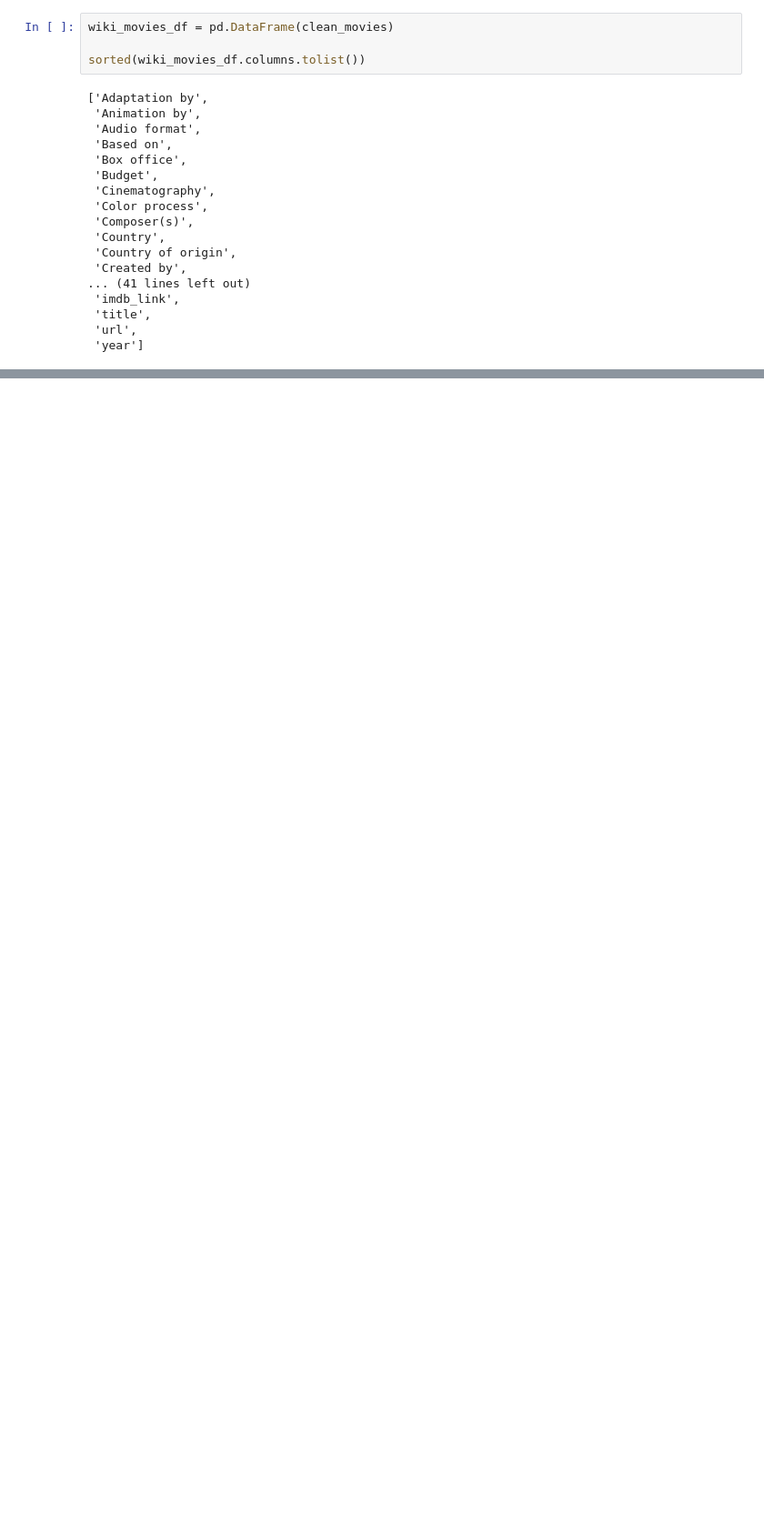
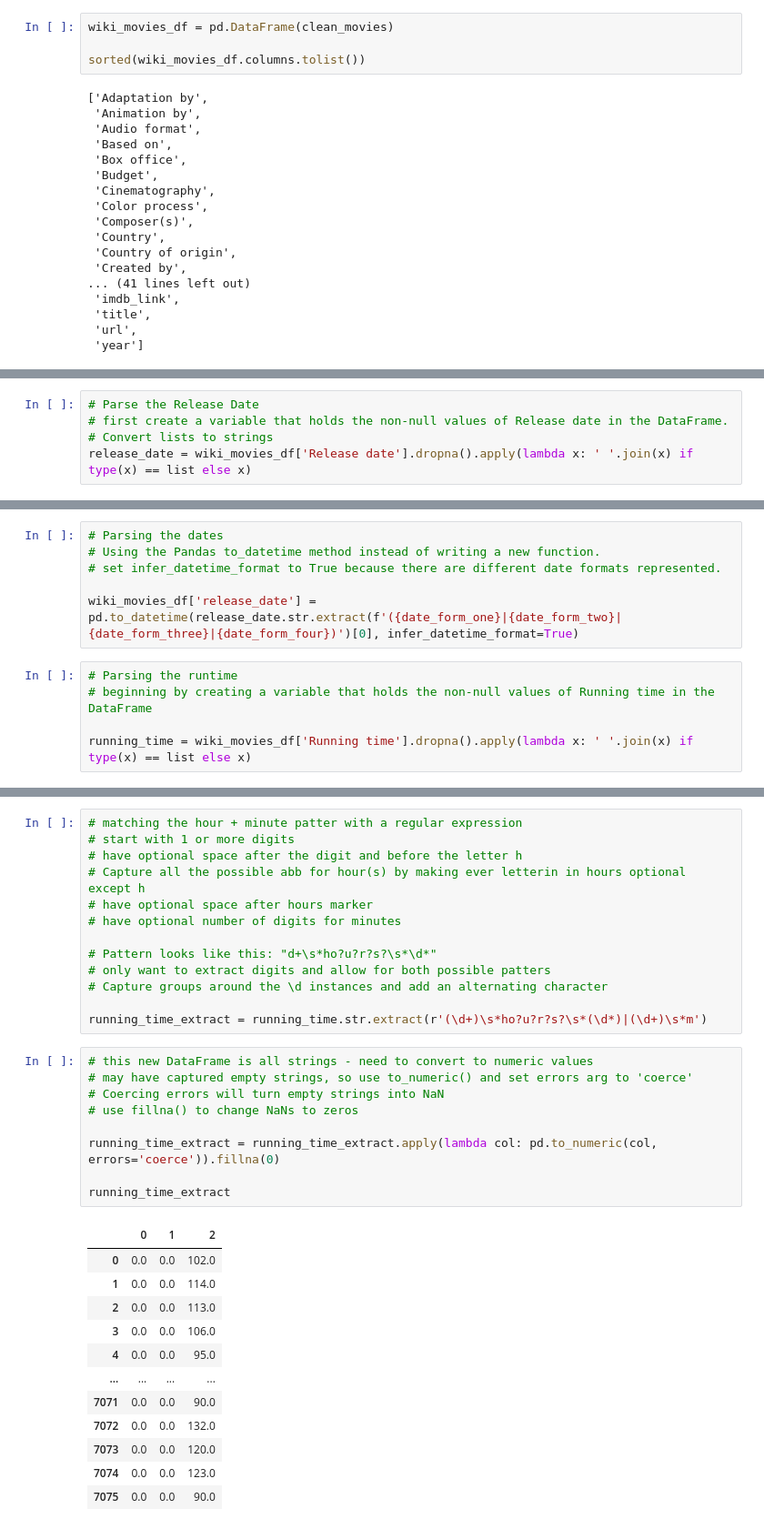
Before and after one commit to jwcomp4/Movies-ETL, a Jupyter notebook: etl_wiki_movies.ipynb, the cells around one changed output, grey strips where cells are left out. Shown: that part at 91% size. Saved outputs shown, nothing was run; the diff lists cells and outputs as text; blank space fills up the shorter version.

```diff
--- a/etl_wiki_movies.ipynb
+++ b/etl_wiki_movies.ipynb
@@ -543,0 +1106,5 @@ sorted(wiki_movies_df.columns.tolist())
+# %%
+# Parse the Release Date
+# first create a variable that holds the non-null values of Release date in the DataFrame.
+# Convert lists to strings
+release_date = wiki_movies_df['Release date'].dropna().apply(lambda x: ' '.join(x) if type(x) == list else x)
@@ -543,0 +1143,11 @@ sorted(wiki_movies_df.columns.tolist())
+# %%
+# Parsing the dates
+# Using the Pandas to_datetime method instead of writing a new function.
+# set infer_datetime_format to True because there are different date formats represented.
+
+wiki_movies_df['release_date'] = pd.to_datetime(release_date.str.extract(f'({date_form_one}|{date_form_two}|{date_form_three}|{date_form_four})')[0], infer_datetime_format=True)
+# %%
+# Parsing the runtime
+# beginning by creating a variable that holds the non-null values of Running time in the DataFrame
+
+running_time = wiki_movies_df['Running time'].dropna().apply(lambda x: ' '.join(x) if type(x) == list else x)
@@ -543,0 +1222,35 @@ sorted(wiki_movies_df.columns.tolist())
+# %%
+# matching the hour + minute patter with a regular expression
+# start with 1 or more digits
+# have optional space after the digit and before the letter h
+# Capture all the possible abb for hour(s) by making ever letterin in hours optional except h
+# have optional space after hours marker
+# have optional number of digits for minutes
+
+# Pattern looks like this: "d+\s*ho?u?r?s?\s*\d*"
+# only want to extract digits and allow for both possible patters
+# Capture groups around the \d instances and add an alternating character
+
+running_time_extract = running_time.str.extract(r'(\d+)\s*ho?u?r?s?\s*(\d*)|(\d+)\s*m')
+# %%
+# this new DataFrame is all strings - need to convert to numeric values
+# may have captured empty strings, so use to_numeric() and set errors arg to 'coerce'
+# Coercing errors will turn empty strings into NaN
+# use fillna() to change NaNs to zeros
+
+running_time_extract = running_time_extract.apply(lambda col: pd.to_numeric(col, errors='coerce')).fillna(0)
+
+running_time_extract
+# %% [output]
+|  | 0 | 1 | 2 |
+| 0 | 0.0 | 0.0 | 102.0 |
+| 1 | 0.0 | 0.0 | 114.0 |
+| 2 | 0.0 | 0.0 | 113.0 |
+| 3 | 0.0 | 0.0 | 106.0 |
+| 4 | 0.0 | 0.0 | 95.0 |
+| ... | ... | ... | ... |
+| 7071 | 0.0 | 0.0 | 90.0 |
+| 7072 | 0.0 | 0.0 | 132.0 |
+| 7073 | 0.0 | 0.0 | 120.0 |
+| 7074 | 0.0 | 0.0 | 123.0 |
+| 7075 | 0.0 | 0.0 | 90.0 |
```
Also changed, not shown: parts of 53 cells of this notebook.
